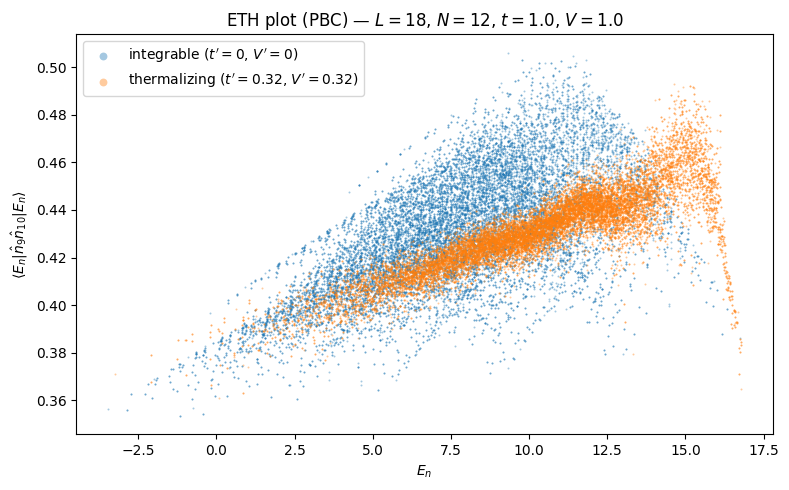
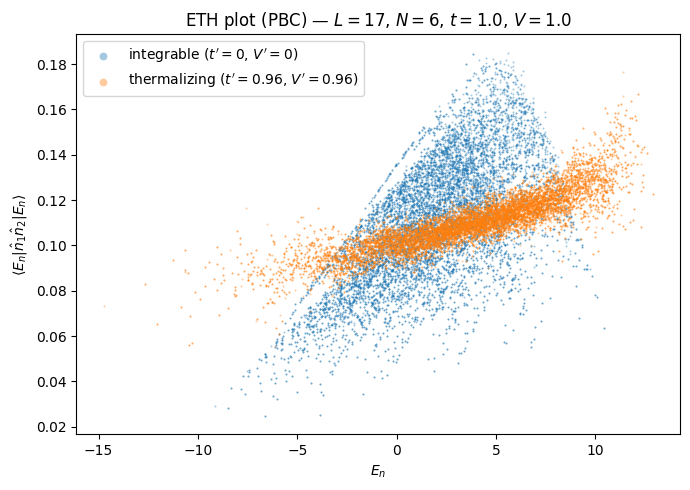
Code edit (unified diff) that turned the first committed figure into the second:
--- before
+++ after
@@ -1,5 +1,6 @@
-j1, j2 = L // 2, L // 2 + 1   # 1-indexed display labels (sites 9 and 10 for L=18)
+# j1, j2 = L // 2, L // 2 + 1   # 1-indexed display labels (sites 9 and 10 for L=18)
+j1, j2 = 1, 2
 
-fig, ax = plt.subplots(figsize=(8, 5))
+fig, ax = plt.subplots(figsize=(7, 5))
 
 for cfg in configs:

Commit: level statistics implemented and showing good result